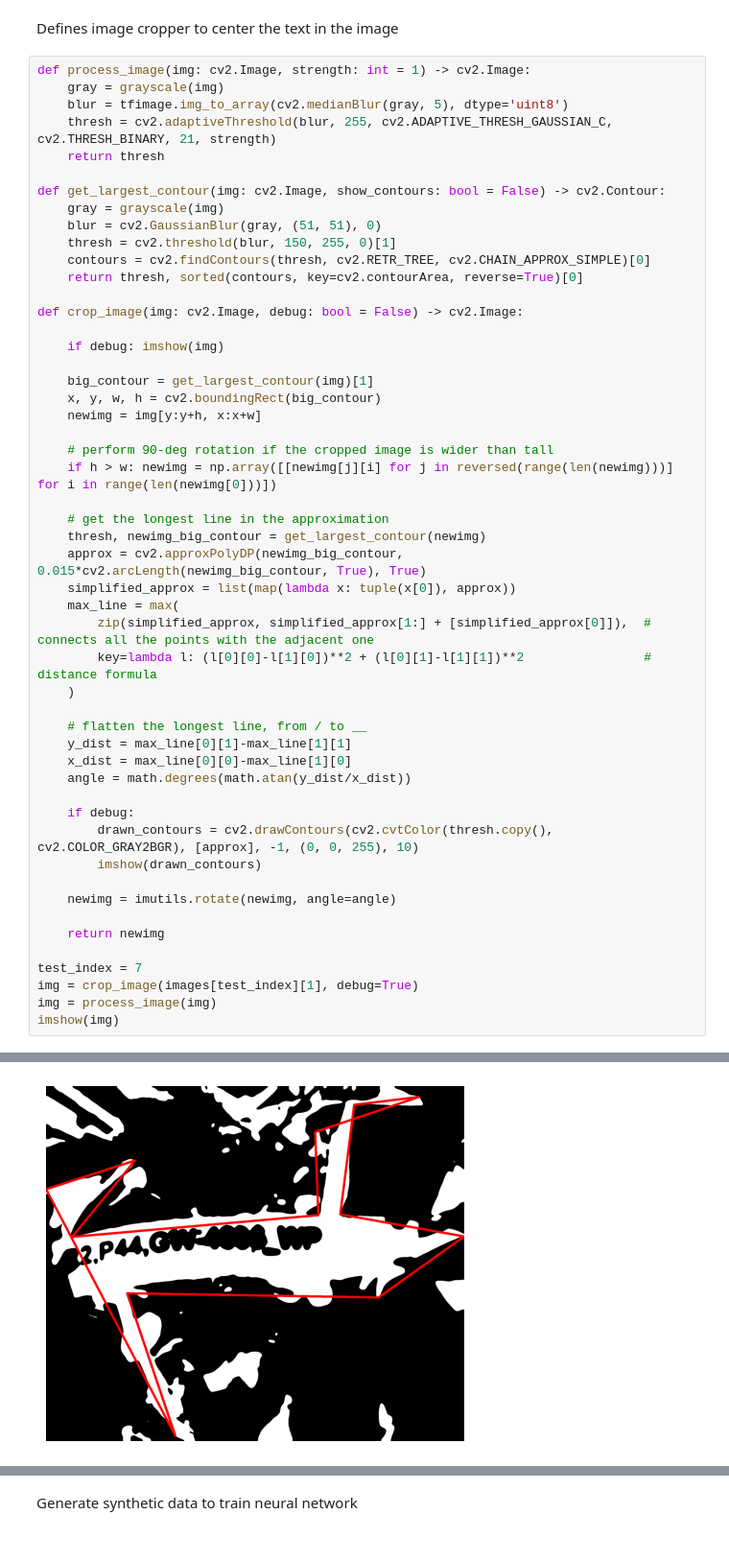
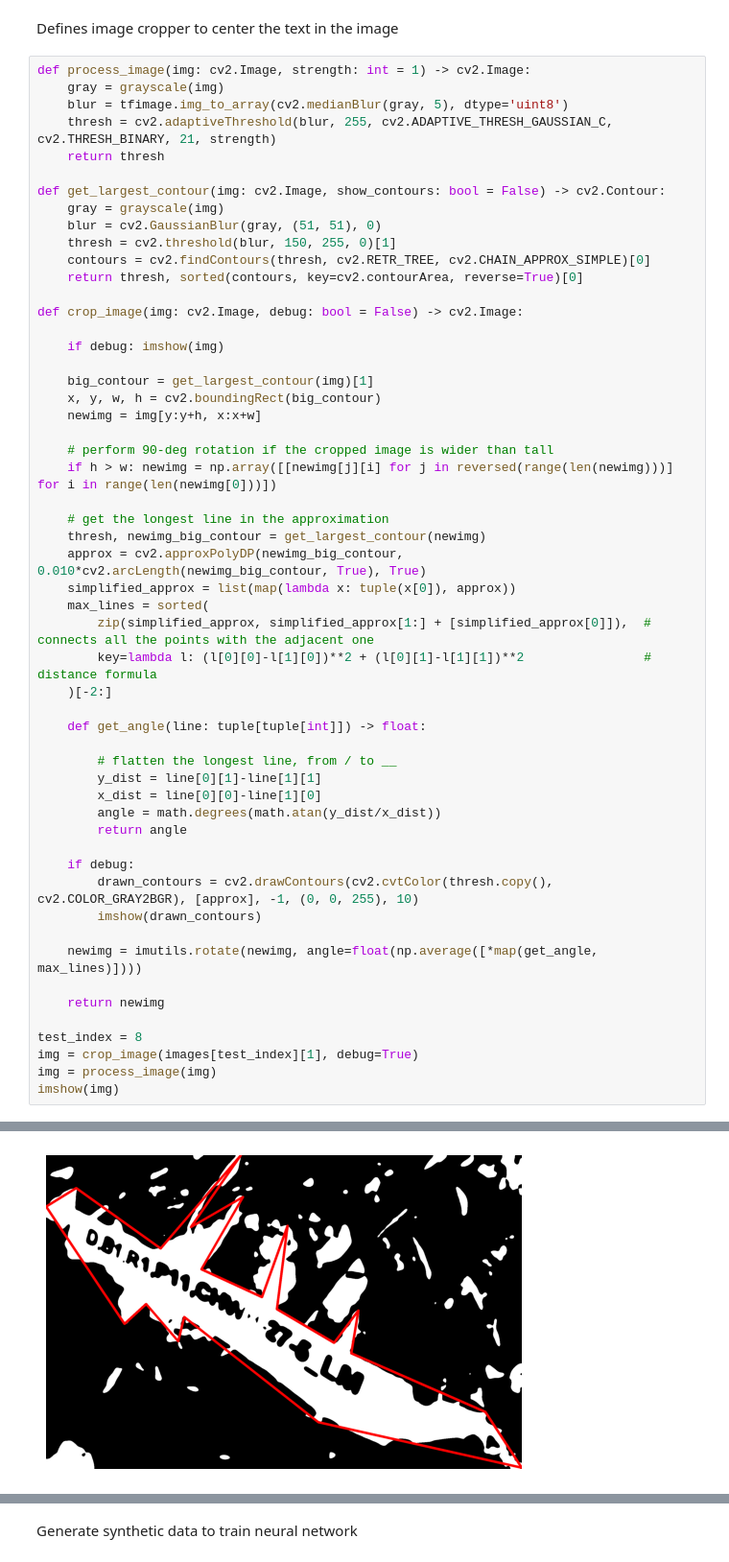
Before and after one commit to vivaansinghvi07/smoky-mountain-data-comp, a Jupyter notebook: step1.ipynb, the cells around one changed output, grey strips where cells are left out. Shown at 96% size. Cells and saved outputs as stored; diff of their text form.

```diff
--- a/step1.ipynb
+++ b/step1.ipynb
@@ -68,27 +68,30 @@ def crop_image(img: cv2.Image, debug: bool = False) -> cv2.Image:
 
     # get the longest line in the approximation
     thresh, newimg_big_contour = get_largest_contour(newimg)
-    approx = cv2.approxPolyDP(newimg_big_contour, 0.015*cv2.arcLength(newimg_big_contour, True), True)
+    approx = cv2.approxPolyDP(newimg_big_contour, 0.010*cv2.arcLength(newimg_big_contour, True), True)
     simplified_approx = list(map(lambda x: tuple(x[0]), approx))
-    max_line = max(
+    max_lines = sorted(
         zip(simplified_approx, simplified_approx[1:] + [simplified_approx[0]]),  # connects all the points with the adjacent one
         key=lambda l: (l[0][0]-l[1][0])**2 + (l[0][1]-l[1][1])**2                # distance formula
-    )
+    )[-2:]
 
-    # flatten the longest line, from / to __
-    y_dist = max_line[0][1]-max_line[1][1]
-    x_dist = max_line[0][0]-max_line[1][0]
-    angle = math.degrees(math.atan(y_dist/x_dist))
+    def get_angle(line: tuple[tuple[int]]) -> float:
+
+        # flatten the longest line, from / to __
+        y_dist = line[0][1]-line[1][1]
+        x_dist = line[0][0]-line[1][0]
+        angle = math.degrees(math.atan(y_dist/x_dist))
+        return angle
 
     if debug:
         drawn_contours = cv2.drawContours(cv2.cvtColor(thresh.copy(), cv2.COLOR_GRAY2BGR), [approx], -1, (0, 0, 255), 10)
         imshow(drawn_contours)
 
-    newimg = imutils.rotate(newimg, angle=angle)
+    newimg = imutils.rotate(newimg, angle=float(np.average([*map(get_angle, max_lines)])))
 
     return newimg
 
-test_index = 7
+test_index = 8
 img = crop_image(images[test_index][1], debug=True)
 img = process_image(img)
 imshow(img)
@@ -97 +100 @@ imshow(img)
-[figure, old version]
+[figure, new version]
```
Also changed, not shown: parts of 2 cells of this notebook.
